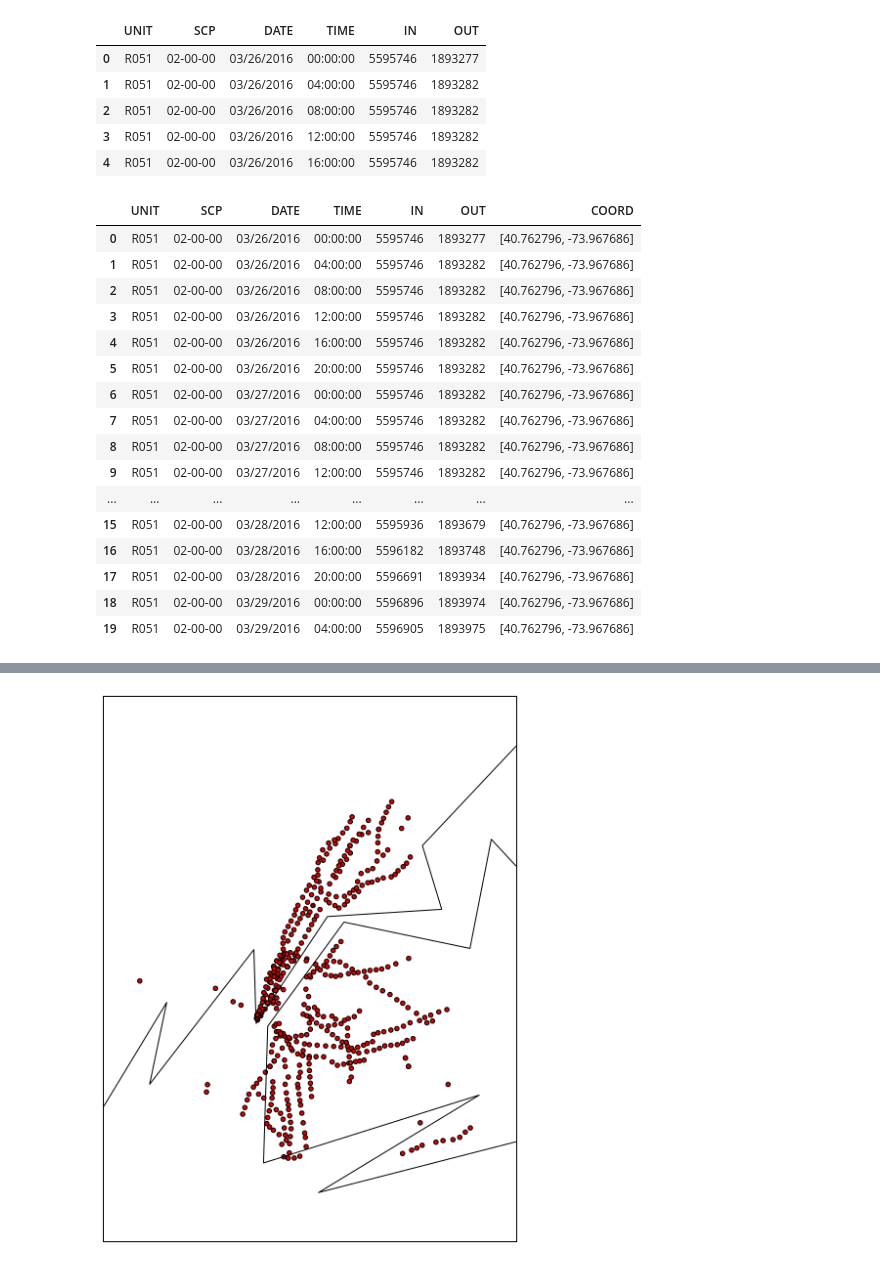
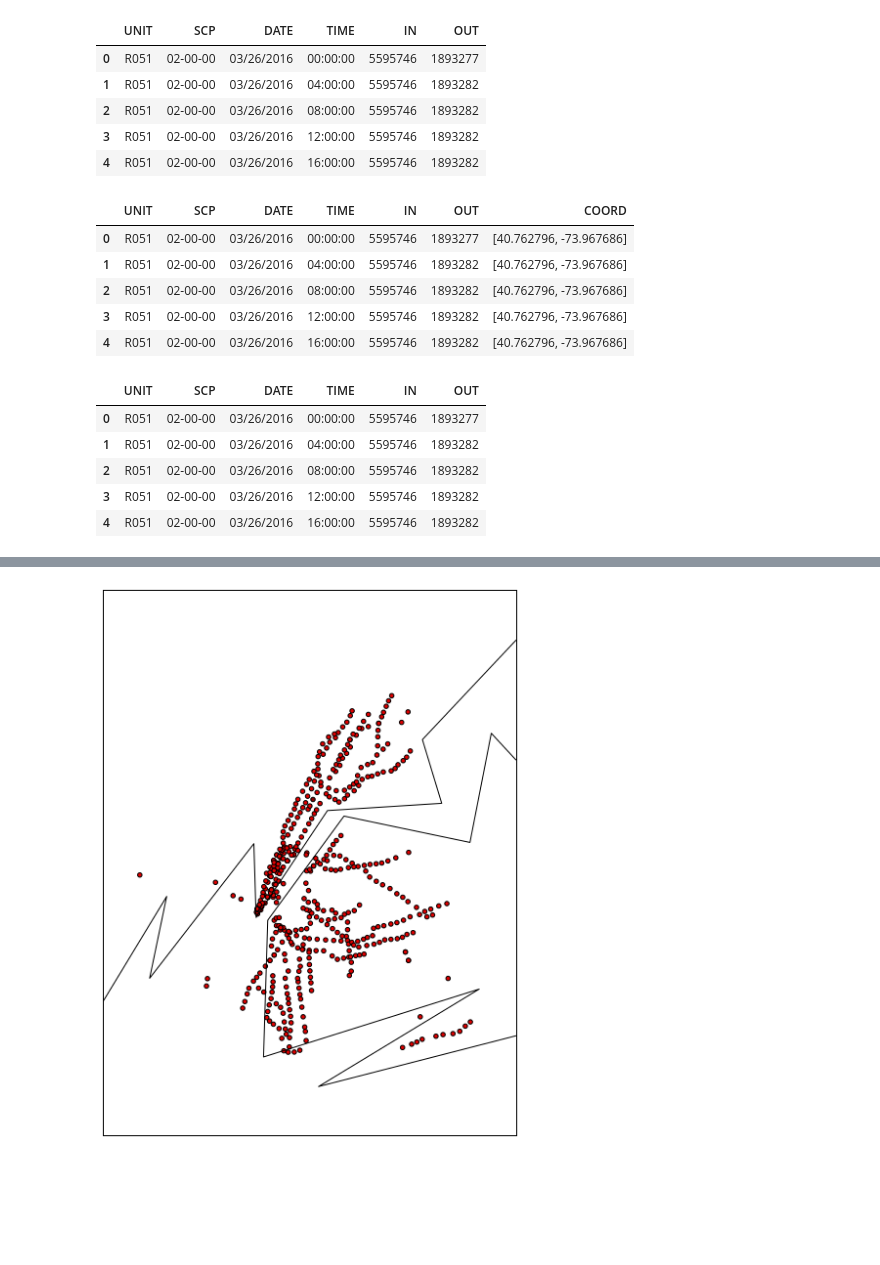
Before and after one commit to jcc-ne/Project-Benson-Collab, a Jupyter notebook: data/KCS munge play.ipynb, the cells around one changed output, grey strips where cells are left out. Cells and saved outputs as stored; diff of their text form; code cells hidden in the pictures; blank space fills up the shorter version.

```diff
--- a/data/KCS munge play.ipynb
+++ b/data/KCS munge play.ipynb
@@ -28,0 +31,9 @@ df['COORD'] = df['UNIT'].apply(map)
+# %%
+df.head(5)
+# %% [output]
+|  | UNIT | SCP | DATE | TIME | IN | OUT | COORD |
+| 0 | R051 | 02-00-00 | 03/26/2016 | 00:00:00 | 5595746 | 1893277 | [40.762796, -73.967686] |
+| 1 | R051 | 02-00-00 | 03/26/2016 | 04:00:00 | 5595746 | 1893282 | [40.762796, -73.967686] |
+| 2 | R051 | 02-00-00 | 03/26/2016 | 08:00:00 | 5595746 | 1893282 | [40.762796, -73.967686] |
+| 3 | R051 | 02-00-00 | 03/26/2016 | 12:00:00 | 5595746 | 1893282 | [40.762796, -73.967686] |
+| 4 | R051 | 02-00-00 | 03/26/2016 | 16:00:00 | 5595746 | 1893282 | [40.762796, -73.967686] |
@@ -29,20 +61,9 @@ df['COORD'] = df['UNIT'].apply(map)
 # %%
-df.head(20)
+df.head()
 # %% [output]
-|  | UNIT | SCP | DATE | TIME | IN | OUT | COORD |
-| 0 | R051 | 02-00-00 | 03/26/2016 | 00:00:00 | 5595746 | 1893277 | [40.762796, -73.967686] |
-| 1 | R051 | 02-00-00 | 03/26/2016 | 04:00:00 | 5595746 | 1893282 | [40.762796, -73.967686] |
-| 2 | R051 | 02-00-00 | 03/26/2016 | 08:00:00 | 5595746 | 1893282 | [40.762796, -73.967686] |
-| 3 | R051 | 02-00-00 | 03/26/2016 | 12:00:00 | 5595746 | 1893282 | [40.762796, -73.967686] |
-| 4 | R051 | 02-00-00 | 03/26/2016 | 16:00:00 | 5595746 | 1893282 | [40.762796, -73.967686] |
-| 5 | R051 | 02-00-00 | 03/26/2016 | 20:00:00 | 5595746 | 1893282 | [40.762796, -73.967686] |
-| 6 | R051 | 02-00-00 | 03/27/2016 | 00:00:00 | 5595746 | 1893282 | [40.762796, -73.967686] |
-| 7 | R051 | 02-00-00 | 03/27/2016 | 04:00:00 | 5595746 | 1893282 | [40.762796, -73.967686] |
-| 8 | R051 | 02-00-00 | 03/27/2016 | 08:00:00 | 5595746 | 1893282 | [40.762796, -73.967686] |
-| 9 | R051 | 02-00-00 | 03/27/2016 | 12:00:00 | 5595746 | 1893282 | [40.762796, -73.967686] |
-| ... | ... | ... | ... | ... | ... | ... | ... |
-| 15 | R051 | 02-00-00 | 03/28/2016 | 12:00:00 | 5595936 | 1893679 | [40.762796, -73.967686] |
-| 16 | R051 | 02-00-00 | 03/28/2016 | 16:00:00 | 5596182 | 1893748 | [40.762796, -73.967686] |
-| 17 | R051 | 02-00-00 | 03/28/2016 | 20:00:00 | 5596691 | 1893934 | [40.762796, -73.967686] |
-| 18 | R051 | 02-00-00 | 03/29/2016 | 00:00:00 | 5596896 | 1893974 | [40.762796, -73.967686] |
-| 19 | R051 | 02-00-00 | 03/29/2016 | 04:00:00 | 5596905 | 1893975 | [40.762796, -73.967686] |
+|  | UNIT | SCP | DATE | TIME | IN | OUT |
+| 0 | R051 | 02-00-00 | 03/26/2016 | 00:00:00 | 5595746 | 1893277 |
+| 1 | R051 | 02-00-00 | 03/26/2016 | 04:00:00 | 5595746 | 1893282 |
+| 2 | R051 | 02-00-00 | 03/26/2016 | 08:00:00 | 5595746 | 1893282 |
+| 3 | R051 | 02-00-00 | 03/26/2016 | 12:00:00 | 5595746 | 1893282 |
+| 4 | R051 | 02-00-00 | 03/26/2016 | 16:00:00 | 5595746 | 1893282 |
```
Also changed, not shown: parts of 15 cells of this notebook.
